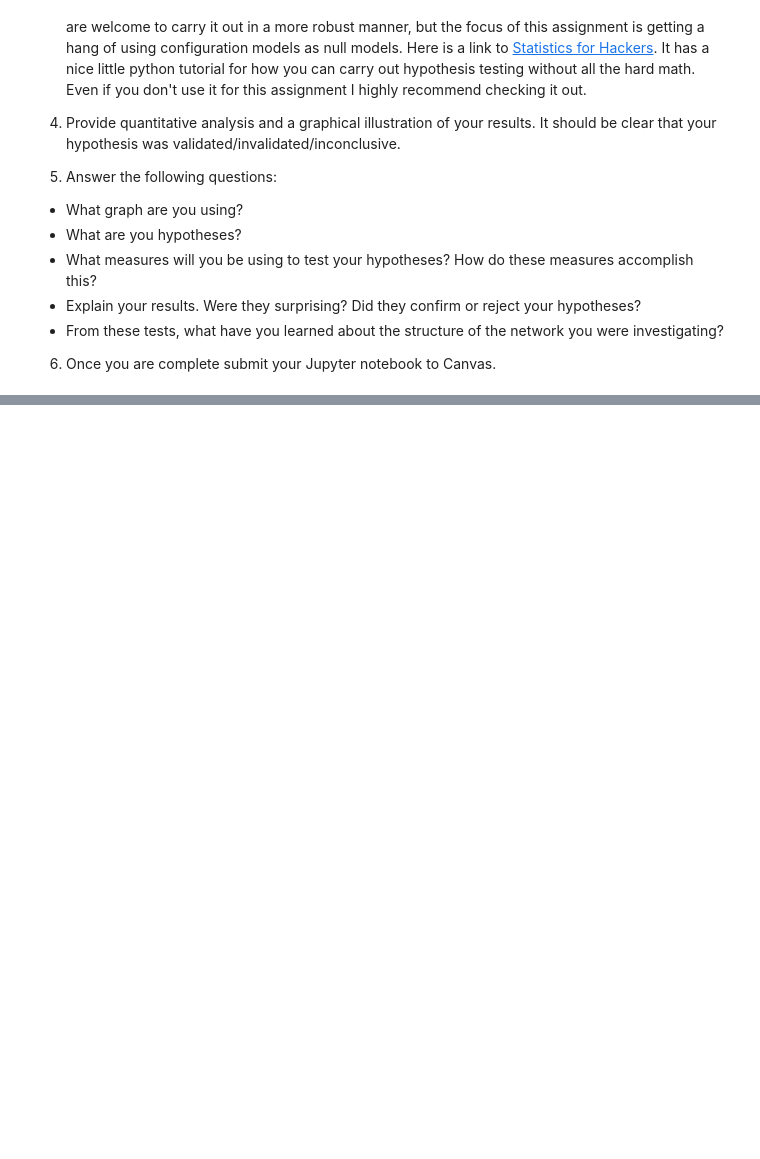
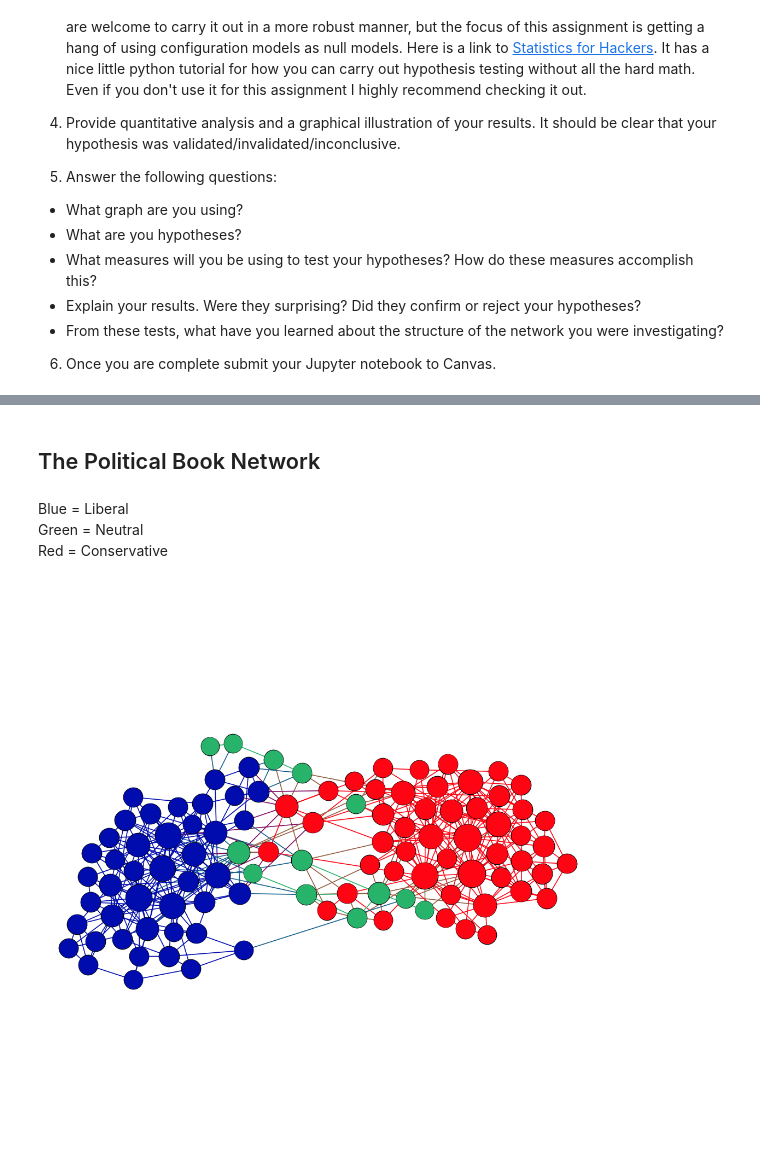
Before and after one commit to muftring/iu-netsci, a Jupyter notebook: week-09/w09_configuration-model_uftring-michael.ipynb, the cells around one changed output, grey strips where cells are left out. Drawn from its saved outputs; the diff is of its cells as text; code cells hidden in the pictures; blank space fills up the shorter version.

```diff
--- a/week-09/w09_configuration-model_uftring-michael.ipynb
+++ b/week-09/w09_configuration-model_uftring-michael.ipynb
@@ -126,0 +247,11 @@ And there we have it! We have fair reason to conclude that not only is the hypot
+# %% [markdown]
+## The Political Book Network
+# %% [markdown]
+Blue = Liberal
+Green = Neutral
+Red = Conservative
+# %%
+from IPython.display import Image
+Image(filename="polbooks.png")
+# %% [output]
+[figure, added]
```
Also changed, not shown: parts of 24 cells of this notebook, 8 other files.
